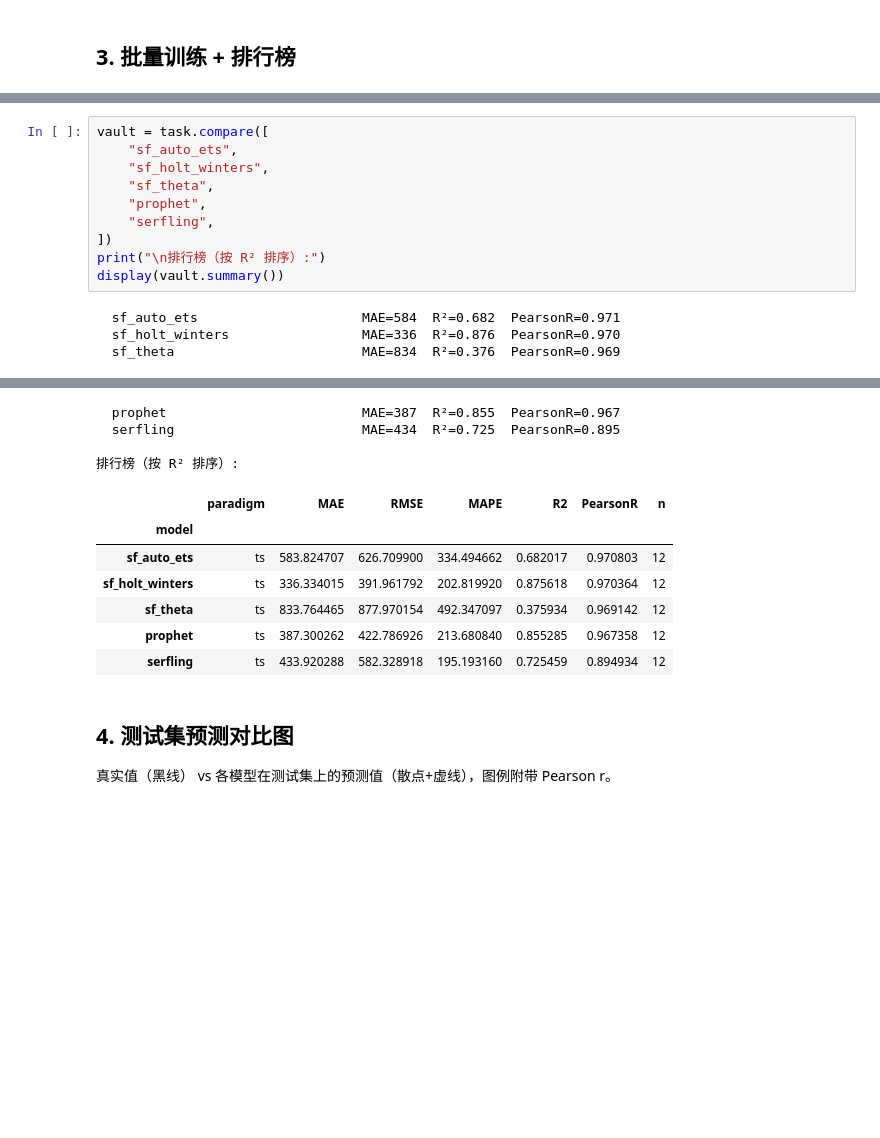
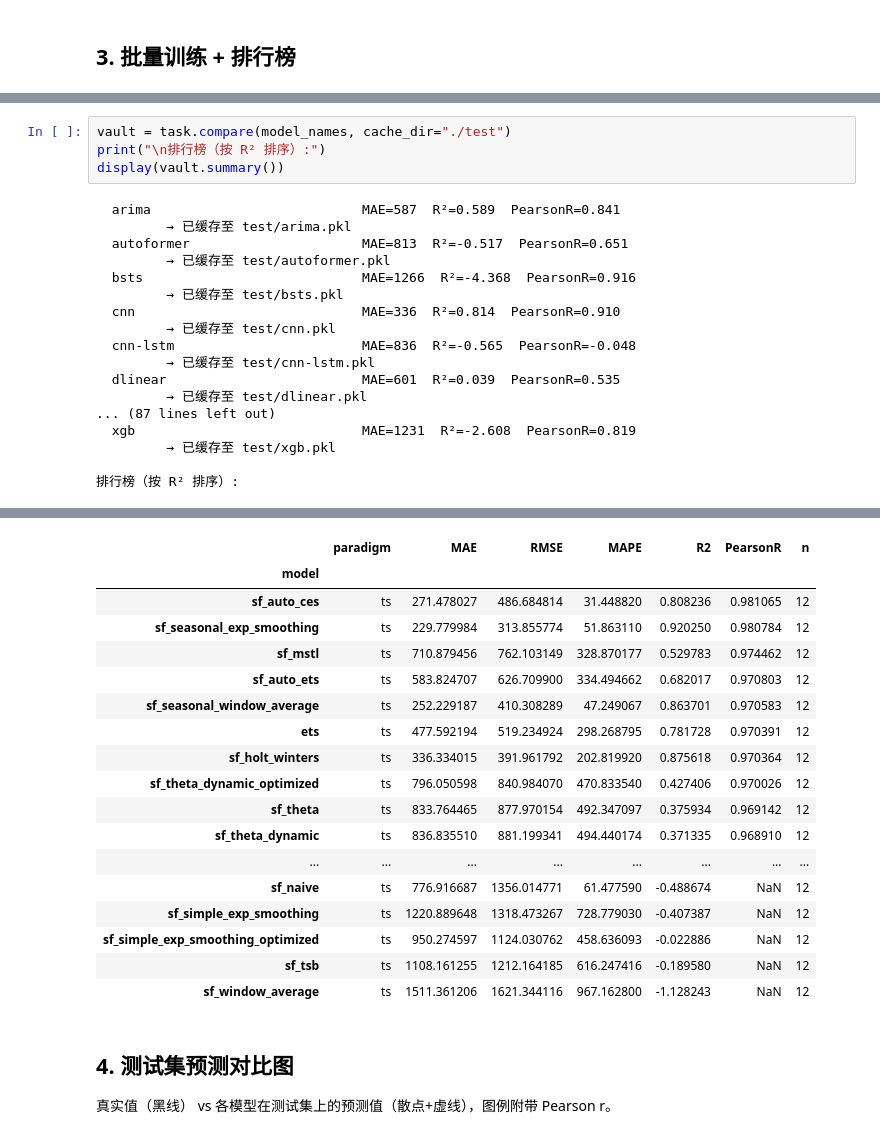
Before and after one commit to 1511878618/EpiAI, a Jupyter notebook: tutorial/tutorial_workflow.ipynb, the cells around one changed output, grey strips where cells are left out. Drawn from its saved outputs; the diff is of its cells as text; blank space fills up the shorter version.

```diff
--- a/tutorial/tutorial_workflow.ipynb
+++ b/tutorial/tutorial_workflow.ipynb
@@ -51,14 +107,22 @@ Task: ForecastTask(target=['cases'], freq=MS, horizon=12)
 # %%
-vault = task.compare([
-    "sf_auto_ets",
-    "sf_holt_winters",
-    "sf_theta",
-    "prophet",
-    "serfling",
-])
+vault = task.compare(model_names, cache_dir="./test")
 print("\n排行榜（按 R² 排序）:")
 display(vault.summary())
 # %% [output]
-  sf_auto_ets                     MAE=584  R²=0.682  PearsonR=0.971
-  sf_holt_winters                 MAE=336  R²=0.876  PearsonR=0.970
-  sf_theta                        MAE=834  R²=0.376  PearsonR=0.969
+  arima                           MAE=587  R²=0.589  PearsonR=0.841
+         → 已缓存至 test/arima.pkl
+  autoformer                      MAE=813  R²=-0.517  PearsonR=0.651
+         → 已缓存至 test/autoformer.pkl
+  bsts                            MAE=1266  R²=-4.368  PearsonR=0.916
+         → 已缓存至 test/bsts.pkl
+  cnn                             MAE=336  R²=0.814  PearsonR=0.910
+         → 已缓存至 test/cnn.pkl
+  cnn-lstm                        MAE=836  R²=-0.565  PearsonR=-0.048
+         → 已缓存至 test/cnn-lstm.pkl
+  dlinear                         MAE=601  R²=0.039  PearsonR=0.535
+         → 已缓存至 test/dlinear.pkl
+... (87 lines left out)
+  xgb                             MAE=1231  R²=-2.608  PearsonR=0.819
+         → 已缓存至 test/xgb.pkl
+
+排行榜（按 R² 排序）:
@@ -67,14 +129,21 @@ display(vault.summary())
-  prophet                         MAE=387  R²=0.855  PearsonR=0.967
-  serfling                        MAE=434  R²=0.725  PearsonR=0.895
-
-排行榜（按 R² 排序）:
 |  | paradigm | MAE | RMSE | MAPE | R2 | PearsonR | n |
 | model |  |  |  |  |  |  |  |
+| sf_auto_ces | ts | 271.478027 | 486.684814 | 31.448820 | 0.808236 | 0.981065 | 12 |
+| sf_seasonal_exp_smoothing | ts | 229.779984 | 313.855774 | 51.863110 | 0.920250 | 0.980784 | 12 |
+| sf_mstl | ts | 710.879456 | 762.103149 | 328.870177 | 0.529783 | 0.974462 | 12 |
 | sf_auto_ets | ts | 583.824707 | 626.709900 | 334.494662 | 0.682017 | 0.970803 | 12 |
+| sf_seasonal_window_average | ts | 252.229187 | 410.308289 | 47.249067 | 0.863701 | 0.970583 | 12 |
+| ets | ts | 477.592194 | 519.234924 | 298.268795 | 0.781728 | 0.970391 | 12 |
 | sf_holt_winters | ts | 336.334015 | 391.961792 | 202.819920 | 0.875618 | 0.970364 | 12 |
+| sf_theta_dynamic_optimized | ts | 796.050598 | 840.984070 | 470.833540 | 0.427406 | 0.970026 | 12 |
 | sf_theta | ts | 833.764465 | 877.970154 | 492.347097 | 0.375934 | 0.969142 | 12 |
-| prophet | ts | 387.300262 | 422.786926 | 213.680840 | 0.855285 | 0.967358 | 12 |
-| serfling | ts | 433.920288 | 582.328918 | 195.193160 | 0.725459 | 0.894934 | 12 |
+| sf_theta_dynamic | ts | 836.835510 | 881.199341 | 494.440174 | 0.371335 | 0.968910 | 12 |
+| ... | ... | ... | ... | ... | ... | ... | ... |
+| sf_naive | ts | 776.916687 | 1356.014771 | 61.477590 | -0.488674 | NaN | 12 |
+| sf_simple_exp_smoothing | ts | 1220.889648 | 1318.473267 | 728.779030 | -0.407387 | NaN | 12 |
+| sf_simple_exp_smoothing_optimized | ts | 950.274597 | 1124.030762 | 458.636093 | -0.022886 | NaN | 12 |
+| sf_tsb | ts | 1108.161255 | 1212.164185 | 616.247416 | -0.189580 | NaN | 12 |
+| sf_window_average | ts | 1511.361206 | 1621.344116 | 967.162800 | -1.128243 | NaN | 12 |
 # %% [markdown]
 ## 4. 测试集预测对比图
 
```
Also changed, not shown: parts of 6 cells of this notebook, 55 other files.
